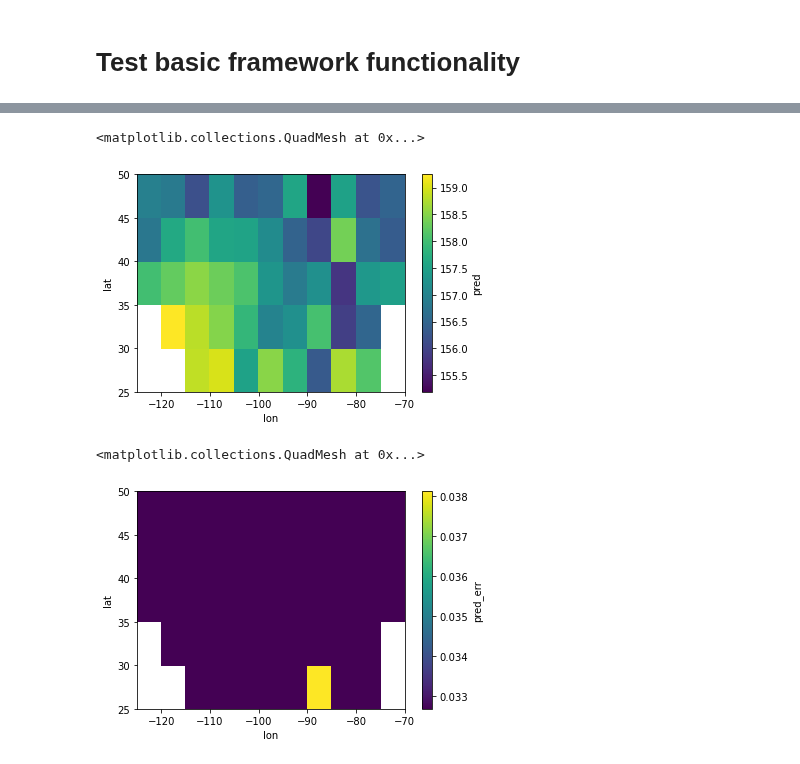
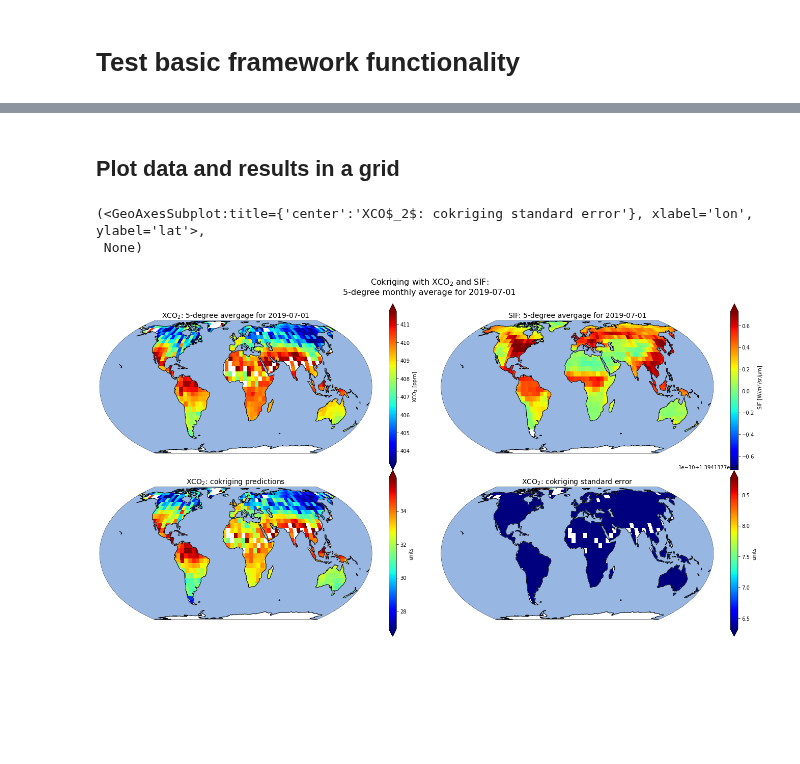
Before and after one commit to 91Mrwu/sif-xco2-cokriging, a Jupyter notebook: research/cokriging_demo.ipynb, the cells around one changed output, grey strips where cells are left out. Drawn from its saved outputs; the diff is of its cells as text; code cells hidden in the pictures; blank space fills up the shorter version.

```diff
--- a/research/cokriging_demo.ipynb
+++ b/research/cokriging_demo.ipynb
@@ -15,10 +37,8 @@ import geostats as gs
 # %%
 # read 5-degree monthly data and subset to US for faster testing
+time = "2019-07-01"
 ds = xr.open_dataset("../data/exp_pro/OCO2_5deg_monthly.nc")
 
-ds = ds.where((-125 < ds.lon) & (ds.lon < -70)
-              & (25 < ds.lat) & (ds.lat < 50), drop=True)
-
 ds
 # %% [output]
 <xarray.Dataset>
@@ -50,0 +58,12 @@ cokrige = gs.Cokrige(Z1, Z2, model, fast_dist=True)
+# %%
+"""
+TODO:
+- look into how bin_edges are used in variogram fitting
+- add option to set individual parameters manually
+- don't spend too much time on the variogram approach
+"""
+bin_edges = np.arange(40)
+k1 = gs.Matern()
+k2 = gs.Matern()
+model = gs.BivariateMatern(k1, k2)._empirical_kernels(Z1, Z2, bin_edges)
+cokrige = gs.Cokrige(Z1, Z2, model, fast_dist=True)
@@ -97,10 +89,53 @@ Data variables:
-# %%
-ds_pred.pred.T.plot()
-# %% [output]
-<matplotlib.collections.QuadMesh at 0x...>
-[figure, removed]
-# %%
-ds_pred.pred_err.T.plot()
-# %% [output]
-<matplotlib.collections.QuadMesh at 0x...>
-[figure, removed]
+# %% [markdown]
+## Plot data and results in a grid
+# %%
+## TODO: find a nice way to display model parameter values in plot
+
+fig = plt.figure(figsize=(24, 12))
+gs = fig.add_gridspec(100, 100)
+
+
+# fig.subplots_adjust(top=0.8)
+fig.suptitle(
+    "Cokriging with XCO$_2$ and SIF:\n"
+    f"5-degree monthly average for {time}\n",
+    size=16, y=0.94
+)
+
+# Input data
+ax1 = fig.add_subplot(gs[0:50, 0:50], projection=ccrs.EqualEarth())
+ax2 = fig.add_subplot(gs[0:50, 50:], projection=ccrs.EqualEarth())
+plot.plot_da(
+    ds.xco2.sel(time=time),
+    title=f"XCO$_2$: 5-degree avergage for {time}",
+    ax=ax1,
+    cbar_kwargs={"label": "XCO$_2$ [ppm]"}
+)
+plot.plot_da(
+    ds.sif.sel(time=time),
+    title=f"SIF: 5-degree avergage for {time}",
+    ax=ax2,
+    cbar_kwargs={"label": "SIF [W/$m^2$/sr/$\mu$m]"}
+)
+
+# Predictions and standard error
+ax3 = fig.add_subplot(gs[50:, 0:50], projection=ccrs.EqualEarth())
+ax4 = fig.add_subplot(gs[50:, 50:], projection=ccrs.EqualEarth())
+plot.plot_da(
+    ds_pred.pred,
+    title="XCO$_2$: cokriging predictions",
+    ax=ax3,
+    cbar_kwargs={"label": "units"}
+)
+plot.plot_da(
+    ds_pred.pred_err,
+    title="XCO$_2$: cokriging standard error",
+    ax=ax4,
+    cbar_kwargs={"label": "units"}
+)
+
+# fig.savefig("../plots/cokriging_demo.png");
+# %% [output]
+(<GeoAxesSubplot:title={'center':'XCO$_2$: cokriging standard error'}, xlabel='lon', ylabel='lat'>,
+ None)
+[figure, added]
```
Also changed, not shown: parts of 16 cells of this notebook, 7 other files.
